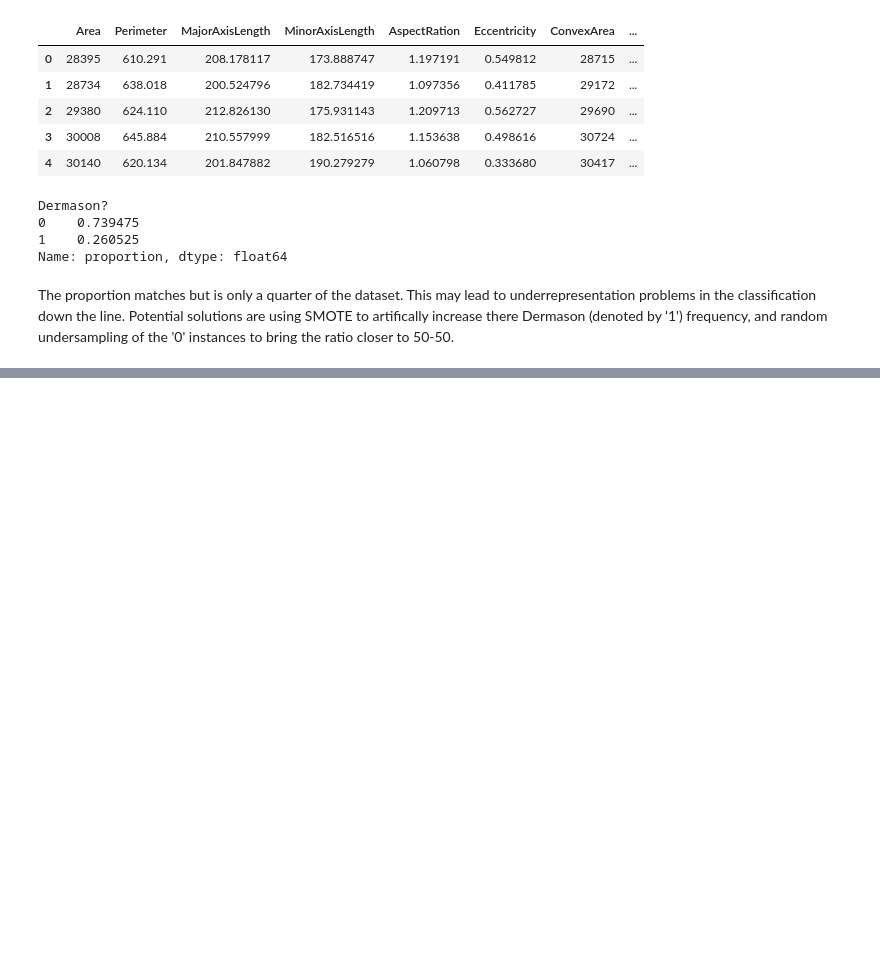
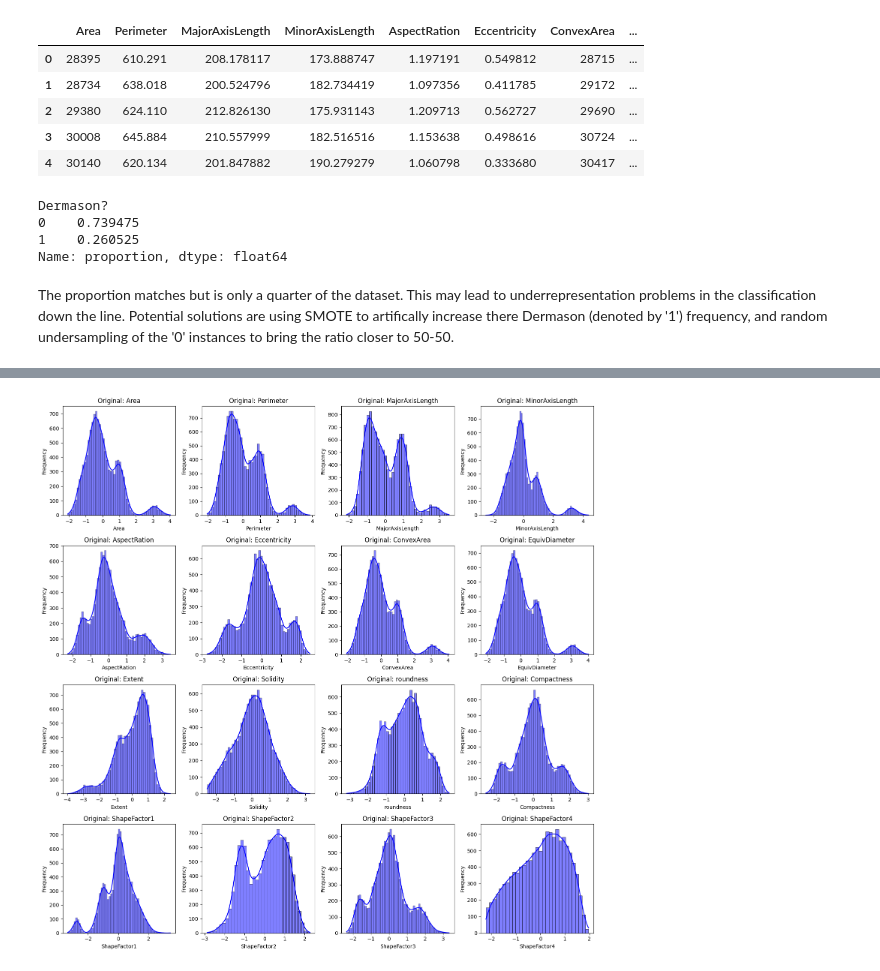
Before and after one commit to AndrewReusche/Bean_recognition_analysis, a Jupyter notebook: V2_exploratory_bean_analysis.ipynb, the cells around one changed output, grey strips where cells are left out. Drawn from its saved outputs; the diff is of its cells as text; code cells hidden in the pictures; blank space fills up the shorter version.

```diff
--- a/V2_exploratory_bean_analysis.ipynb
+++ b/V2_exploratory_bean_analysis.ipynb
@@ -108,0 +274,32 @@ The proportion matches but is only a quarter of the dataset. This may lead to un
+# %%
+#make a function to standardize all the data
+def Scale_It(df):
+    #initialize the scaler
+    scaler = StandardScaler()
+    #fit the scaler and transform the data
+    scaled_data = scaler.fit_transform(df)
+    #turn the scaled data back into a dataframe
+    df_scaled = pd.DataFrame(scaled_data, columns=df.columns)
+
+    return df_scaled
+# %%
+#plot the new standardized data to check it out
+X_train_Scaled_TransShift= Scale_It(X_train_TransShift)
+
+#Create a figure to hold all subplots
+fig, axes = plt.subplots(4, 4, figsize=(15, 15))
+
+#Flatten the axes array to easily iterate over
+axes = axes.flatten()
+
+#Plot the original data
+for i, col in enumerate(X_train_Scaled_TransShift.columns):
+    sns.histplot(X_train_Scaled_TransShift[col], kde=True, color='blue', ax=axes[i])
+    axes[i].set_title(f'Original: {col}')
+    axes[i].set_xlabel(col)
+    axes[i].set_ylabel('Frequency')
+
+plt.tight_layout()
+plt.show()
+# %% [output]
+[figure, added]
```
Also changed, not shown: parts of 15 cells of this notebook.
